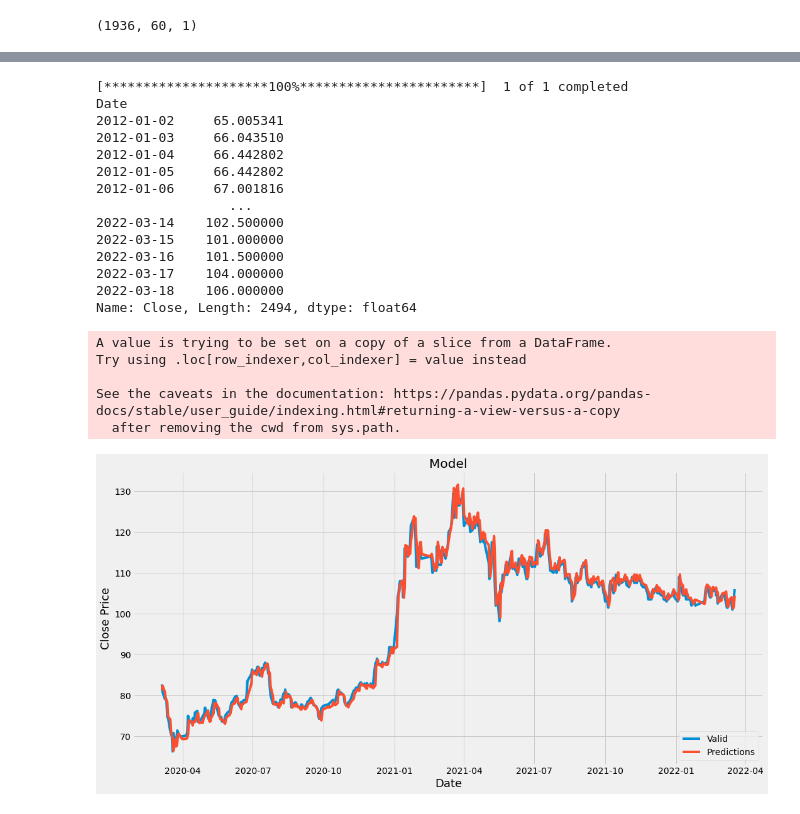
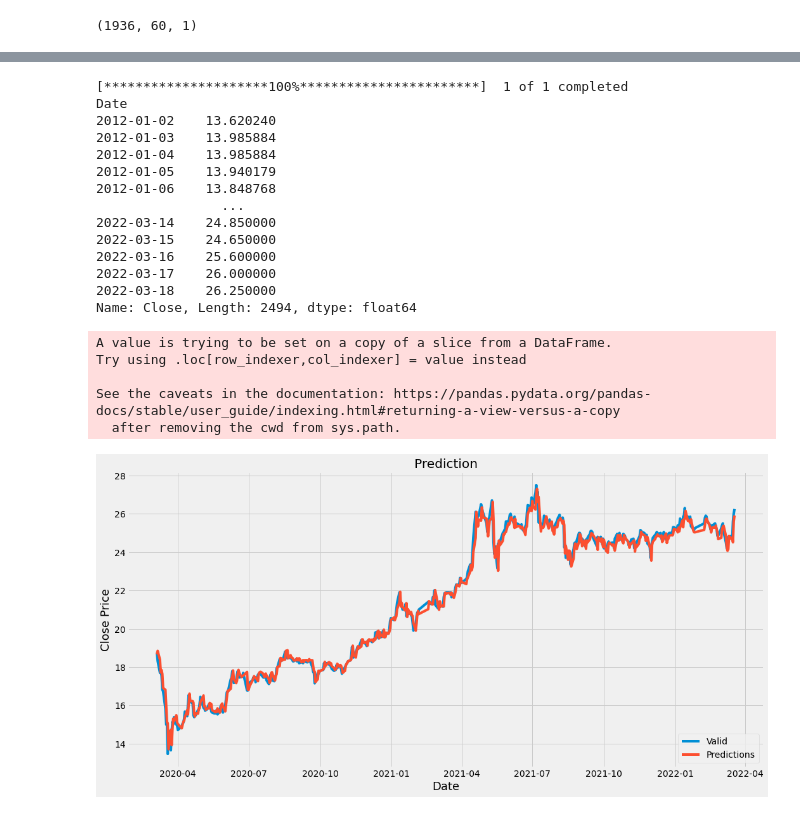
Before and after one commit to theFlash-code/Stock-Predictor, a Jupyter notebook: Stock_Predictor.ipynb, the cells around one changed output, grey strips where cells are left out. Cells and saved outputs as stored; diff of their text form; code cells hidden in the pictures.

```diff
--- a/Stock_Predictor.ipynb
+++ b/Stock_Predictor.ipynb
@@ -31,7 +35,7 @@ Requirement already satisfied: idna<4,>=2.5 in /usr/local/lib/python3.7/dist-pac
  #note: 20 -> 0.9
  #:   25 -> 0.8
 # %%
-stock = '2317.TW'
+stock = '2885.TW'
 startDate = '2012-01-01'
 endDate = '2022-03-21'
 # %%
@@ -253,35 +257,35 @@ print(tsmc_quote2['Close'])
 # %% [output]
 [*********************100%***********************]  1 of 1 completed
 Date
-2012-01-02     65.005341
-2012-01-03     66.043510
-2012-01-04     66.442802
-2012-01-05     66.442802
-2012-01-06     67.001816
-                 ...
-2022-03-14    102.500000
-2022-03-15    101.000000
-2022-03-16    101.500000
-2022-03-17    104.000000
-2022-03-18    106.000000
+2012-01-02    13.620240
+2012-01-03    13.985884
+2012-01-04    13.985884
+2012-01-05    13.940179
+2012-01-06    13.848768
+                ...
+2022-03-14    24.850000
+2022-03-15    24.650000
+2022-03-16    25.600000
+2022-03-17    26.000000
+2022-03-18    26.250000
 Name: Close, Length: 2494, dtype: float64
 # %%
 #plot the data
 
 valid = data[training_data_len:]
 valid['Predictions'] = predictions
 #visualize
 plt.figure(figsize=(16,8))
-plt.title('Model')
+plt.title('Prediction')
 plt.xlabel('Date', fontsize=18)
 plt.ylabel('Close Price', fontsize=18)
 plt.plot(valid[['Close', 'Predictions']])
 plt.legend(['Valid', 'Predictions'], loc='lower right')
 plt.show()
 # %% [output]
 A value is trying to be set on a copy of a slice from a DataFrame.
 Try using .loc[row_indexer,col_indexer] = value instead
 
 See the caveats in the documentation: https://pandas.pydata.org/pandas-docs/stable/user_guide/indexing.html#returning-a-view-versus-a-copy
   after removing the cwd from sys.path.
-[figure, old version]
+[figure, new version]
```
Also changed, not shown: parts of 10 cells of this notebook.
